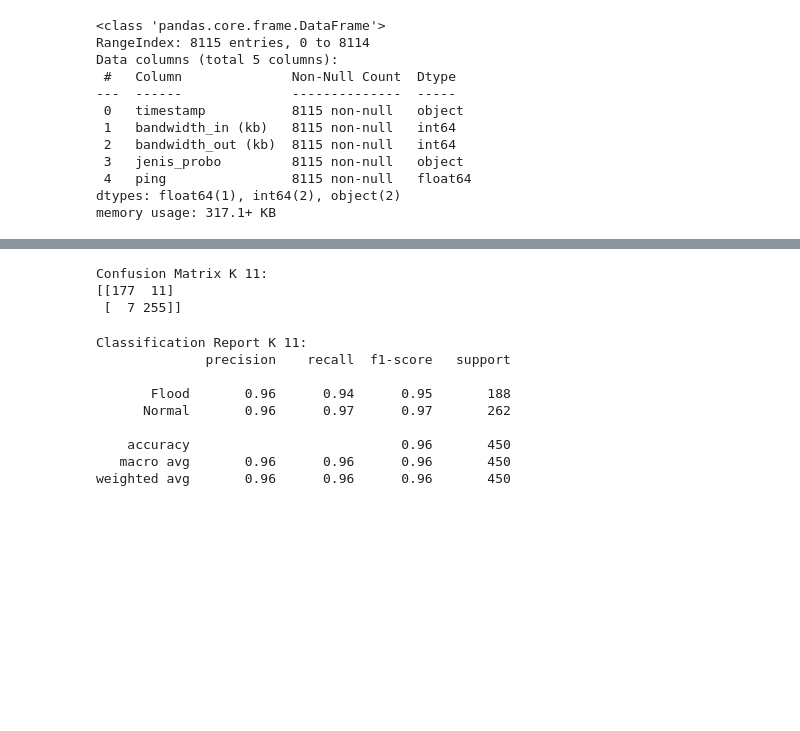
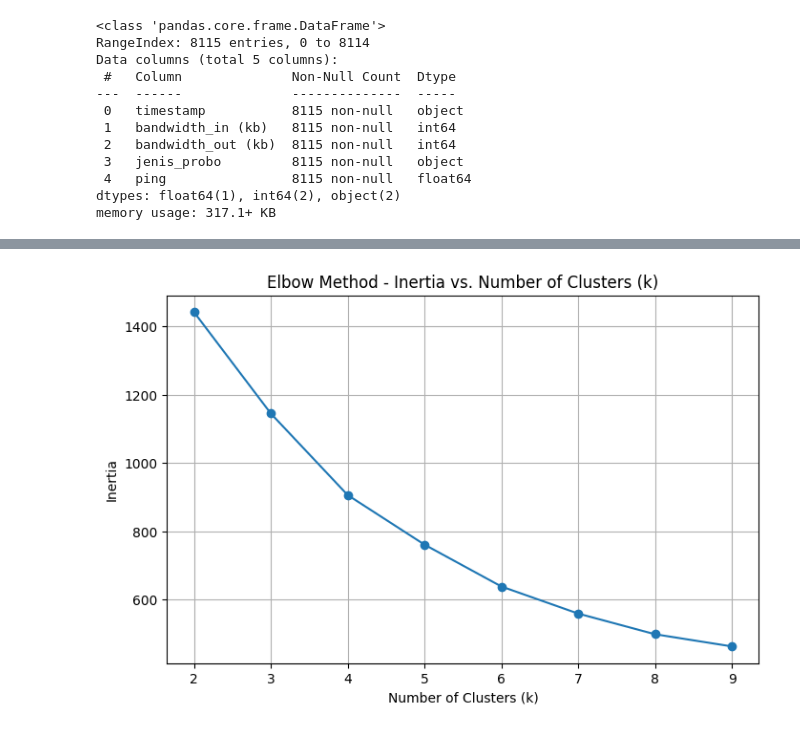
Before and after one commit to NaufalDekha002/NFD_MachineLearning, a Jupyter notebook: NFD_With_K-Means.ipynb, the cells around one changed output, grey strips where cells are left out. Cells and saved outputs as stored; diff of their text form; code cells hidden in the pictures; blank space fills up the shorter version.

```diff
--- a/NFD_With_K-Means.ipynb
+++ b/NFD_With_K-Means.ipynb
@@ -110,10 +62,0 @@ Dataset yang digunakan untuk training sebanyak:  1800 baris data
-# %%
-# Mencari nilai K yang optimal
-ER_networkpatterns = []
-k_range = range(1, 30)
-
-for k in k_range:
-    knn = KNeighborsClassifier(n_neighbors=k)
-    knn.fit(X_networkpatterns_train, y_networkpatterns_train)
-    y_pred = knn.predict(X_networkpatterns_test)
-    ER_networkpatterns.append(1 - accuracy_score(y_networkpatterns_test, y_pred))
@@ -152,22 +63,36 @@ Bentuk y_pred_K7_array:  (450,)
-# %%
-#Confusion Matrix K 1
-print("Confusion Matrix K 11: ")
-print(confusion_matrix(y_networkpatterns_test_array, y_networkpatterns_pred))
-# %% [output]
-Confusion Matrix K 11:
-[[177  11]
- [  7 255]]
-# %%
-#Evaluasi Model dengan K = 1
-print("\nClassification Report K 11: ")
-print(classification_report(y_networkpatterns_test_array, y_networkpatterns_pred))
-# %% [output]
-Classification Report K 11:
-              precision    recall  f1-score   support
-
-       Flood       0.96      0.94      0.95       188
-      Normal       0.96      0.97      0.97       262
-
-    accuracy                           0.96       450
-   macro avg       0.96      0.96      0.96       450
-weighted avg       0.96      0.96      0.96       450
+# %%
+networkpatterns = networkpatterns.fillna(value=0)
+# %%
+# === 1. Normalisasi Data ===
+# Hanya kolom 'bandwidth_in (kb)', 'bandwidth_out (kb)', dan 'ping'
+x_networkpatterns = networkpatterns[['bandwidth_in (kb)', 'bandwidth_out (kb)', 'ping']]
+scaler = MinMaxScaler()
+x_normalized = scaler.fit_transform(x_networkpatterns)
+# %%
+# === 2. Tentukan jumlah kluster optimal menggunakan Elbow Method dan Silhouette Score ===
+inertia = []
+silhouette_scores = []
+k_values = range(2, 10)  # Evaluasi untuk k dari 2 hingga 9
+
+for k in k_values:
+    kmeans = KMeans(n_clusters=k, random_state=42)
+    cluster_labels = kmeans.fit_predict(x_normalized)
+
+    # Menghitung inertia untuk Elbow Method
+    inertia.append(kmeans.inertia_)
+
+    # Menghitung Silhouette Score
+    score = silhouette_score(x_normalized, cluster_labels)
+    silhouette_scores.append(score)
+# %%
+# Plot Elbow Method (Inertia)
+plt.figure(figsize=(8, 5))
+plt.plot(k_values, inertia, marker='o')
+plt.title("Elbow Method - Inertia vs. Number of Clusters (k)")
+plt.xlabel("Number of Clusters (k)")
+plt.ylabel("Inertia")
+plt.xticks(k_values)
+plt.grid(True)
+plt.show()
+# %% [output]
+[figure, added]
```
Also changed, not shown: parts of 22 cells of this notebook.
